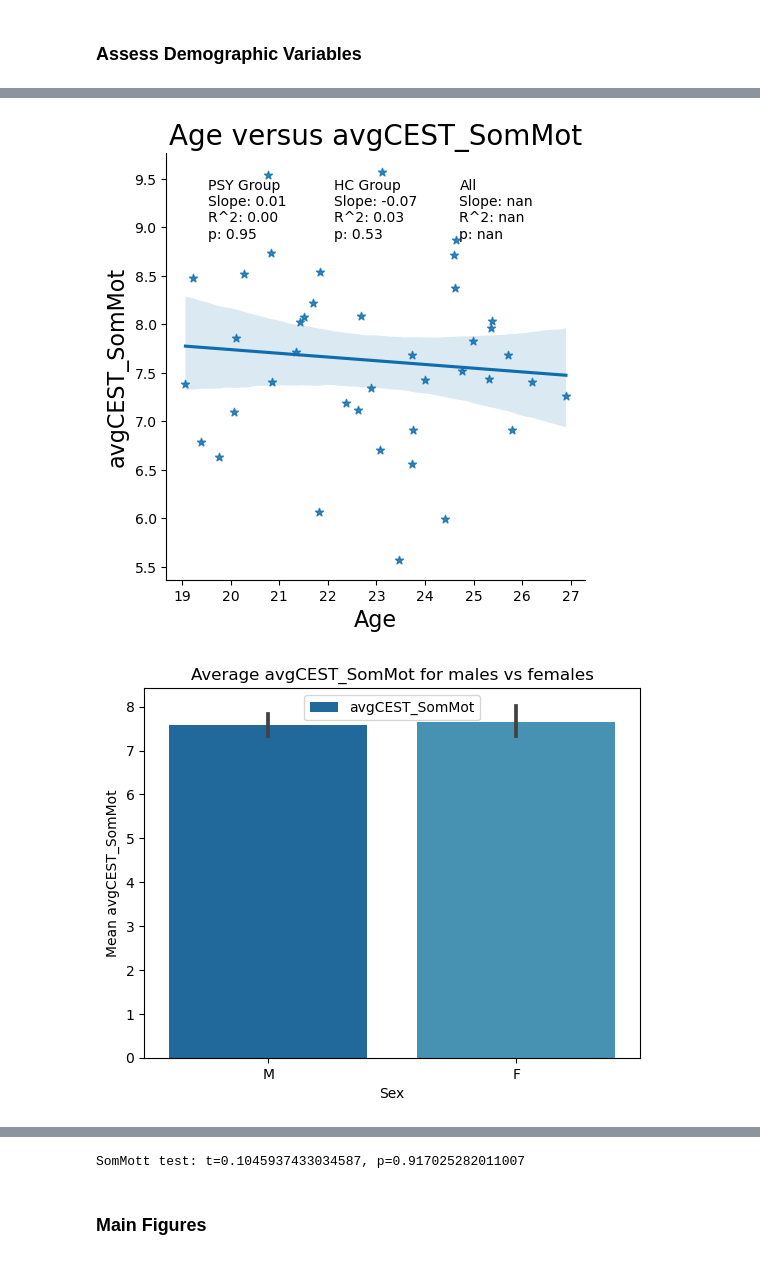
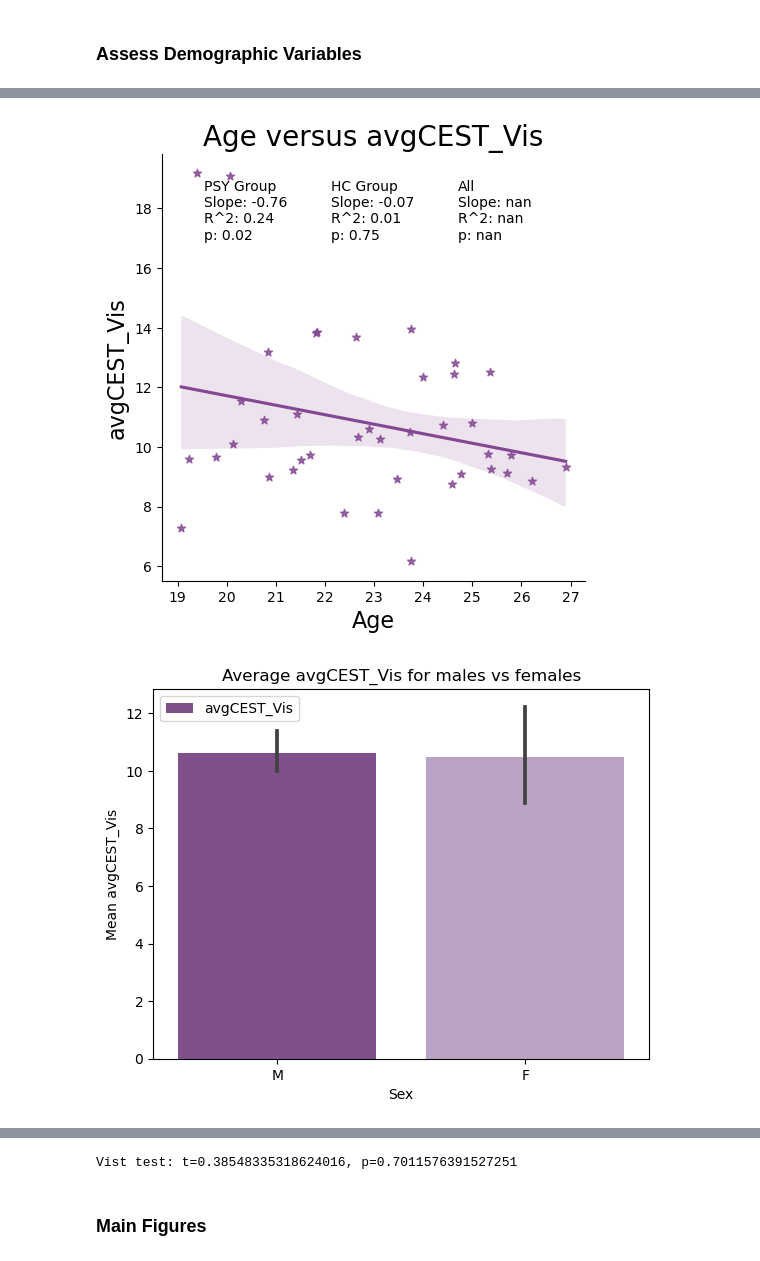
Before and after one commit to pecsok/glucest-rsfmri, a Jupyter notebook: motor_glu_pipeline/motor_figures.ipynb, the cells around one changed output, grey strips where cells are left out. Cells and saved outputs as stored; diff of their text form; code cells hidden in the pictures.

```diff
--- a/motor_glu_pipeline/motor_figures.ipynb
+++ b/motor_glu_pipeline/motor_figures.ipynb
@@ -214,8 +214,8 @@ colors = pd.DataFrame({'Network': ["Cont", "Default", "DorsAttn", "Vis", "SalVen
 
 for network in networks:
     # Quality control figures
-    network="SomMot"
-    cestcol = "avgCEST_" + network
+    network="Vis"
+    cestcol = "avgCEST_Vis"
     metrics = [cestcol, network]
 
     for metric in metrics:
@@ -241,32 +241,32 @@ for network in networks:
         plt.show()
 
         # Bar plots assessing sex differences
         sns.barplot(x='sex', y=metric, data=graph_df, estimator='mean', label=metric) #yerr=avg_df[cestcol + '_std'],
         plt.xlabel('Sex')
         plt.ylabel('Mean ' + metric)
         plt.title('Average ' + metric + ' for males vs females')
         plt.legend()
         plt.show()
         t_statistic, p_value = ttest_ind(graph_df.loc[graph_df['sex'] == 'M', metric],
                                          graph_df.loc[graph_df['sex'] == 'F', metric])
         print(metric + 't test: t=' + str(t_statistic) + ', p=' + str(p_value))
 # %% [output]
     Unnamed: 0   BBLID  Session sex    age  race  ethnic  dateDiff      Cont  \
 2            2  128865    12165   M    NaN   NaN     NaN       NaN  0.137521
 3            3  120217    10702   M  24.77   1.0     2.0       8.0  0.222504
 4            4   21118    12258   M    NaN   NaN     NaN       NaN  0.207966
 5            5  125511    10565   M  20.86   1.0     2.0       0.0  0.364854
 7            7  132179    10780   M  21.81   2.0     2.0       0.0  0.202675
 ..         ...     ...      ...  ..    ...   ...     ...       ...       ...
 84          84   20903  motive2   M    NaN   NaN     NaN       NaN  0.217837
 86          86   90217    12064   M  24.99   1.0     2.0      48.0  0.097244
 87          87  127935  motive2   M    NaN   NaN     NaN       NaN  0.181647
 90          90   89095     9972   M  24.62   1.0     2.0       0.0  0.221038
 91          91   20082  motive2   M  20.28   1.0     2.0      18.0  0.094221
 ... (37 lines left out)
 90       NaN    Other
 91       NaN      PSY
 
 [66 rows x 31 columns]
-[figure, old version]
+[figure, new version]
-[figure, old version]
+[figure, new version]
@@ -330,4 +330,4 @@ avgCEST_SomMott test: t=-0.25188918216650674, p=0.8019338495304464
-SomMott test: t=0.1045937433034587, p=0.917025282011007
+Vist test: t=0.38548335318624016, p=0.7011576391527251
 # %% [markdown]
 ### Main Figures
 # %%
```
Also changed, not shown: parts of 7 cells of this notebook, 5 other files.
